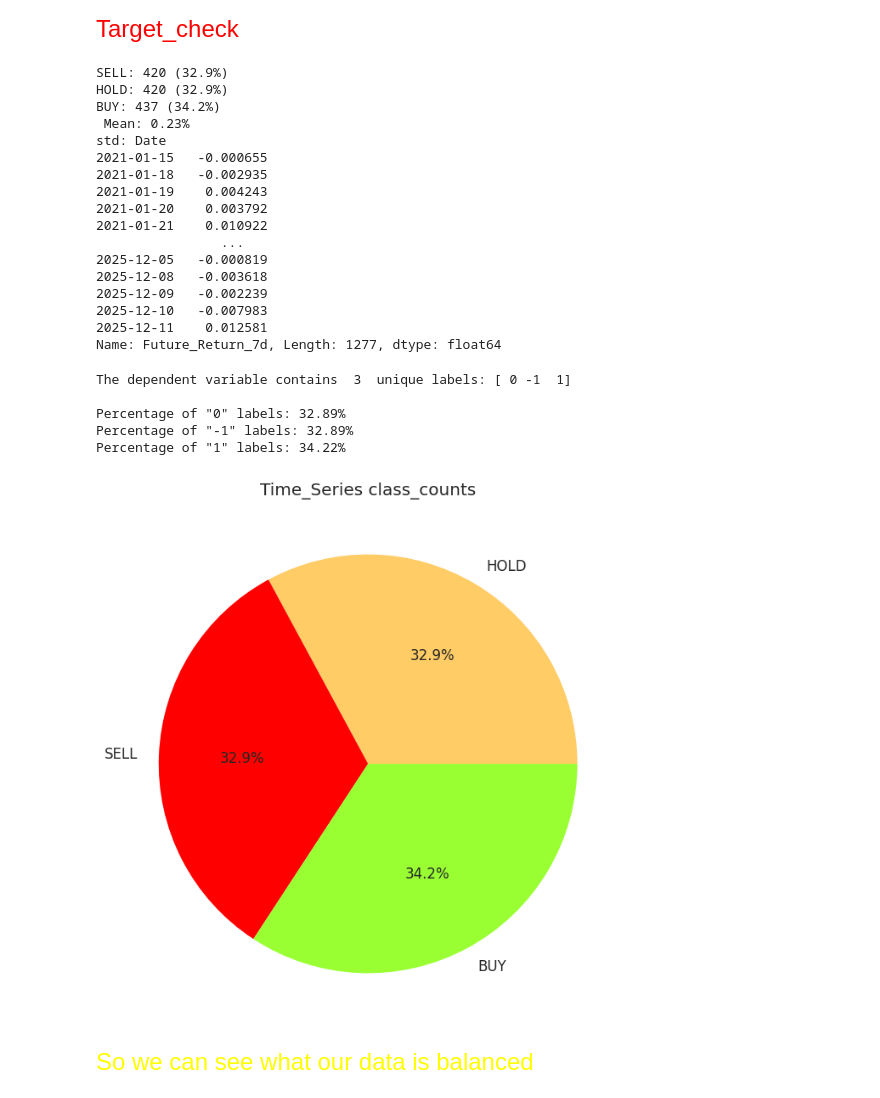
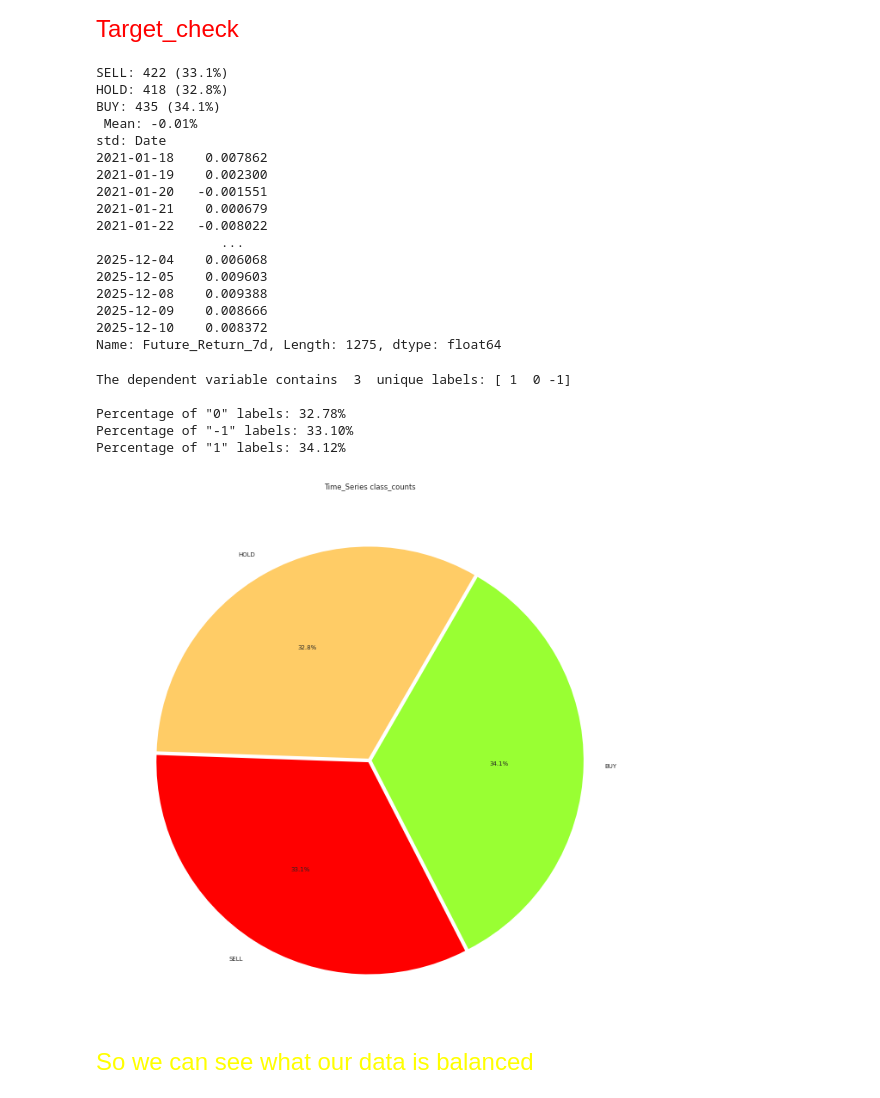
Before and after one commit to YugayV/startup_tr, a Jupyter notebook: test1.ipynb, the cells around one changed output. Cells and saved outputs as stored; diff of their text form; code cells hidden in the pictures.

```diff
--- a/test1.ipynb
+++ b/test1.ipynb
@@ -53,6 +47,6 @@ To enable the following instructions: AVX2 AVX_VNNI FMA, in other operations, re
 # %%
 
-ticker = 'USDJPY=X'
+ticker = 'EURUSD=X'
 end_date = datetime.now()
 start_date = end_date - timedelta(days=5*365)
 
@@ -122,0 +161,4 @@ df.describe()
+# %%
+plt.rc("figure", figsize = (10, 10))
+plt.rc("font", size = 5)
+res.plot();
@@ -169,18 +228,25 @@ Append RSI and MACD
 # %%
-
+# 1. Расчет дневной доходности
 df['Returns'] = close_series.pct_change()
 
+# 2. Добавление временных признакоv
 df['DayOfWeek'] = df.index.dayofweek
-df['Month'] = df.index.month
-df['WeekOfYear'] = df.index.isocalendar().week
+df['month'] = df.index.month
+df['day_of_month'] = df.index.day
+df['week'] = df.index.isocalendar().week
 
-df['Future_Price_7d'] = close_series.shift(-7)
-df['Future_Return_7d'] = (df['Future_Price_7d'] - close_series) / close_series
+# 3. Создание целевых переменных на 7 дней вперед
+df['Future_Price_7d'] = close_series.shift(-7) # Цена через 7 дней
+df['Future_Return_7d'] = (df['Future_Price_7d'] - close_series) / close_series # Доходность за 7 дней
 
+# 4. Классификация: разделение на 3 класса (BUY/SELL/HOLD)
+# Берем 33-й и 66-й процентили доходности
 percentiles = df['Future_Return_7d'].quantile([0.33, 0.66]).values
 
-df['Target_Class'] = 0  # netral
-df.loc[df['Future_Return_7d'] < percentiles[0], 'Target_Class'] = -1  # SELL
-df.loc[df['Future_Return_7d'] > percentiles[1], 'Target_Class'] = 1   # BUY
+df['Target_Class'] = 0  # # HOLD (нейтральный класс) - средние 34% доходности
+df.loc[df['Future_Return_7d'] < percentiles[0], 'Target_Class'] = -1  # SELL - нижние 33%
+df.loc[df['Future_Return_7d'] > percentiles[1], 'Target_Class'] = 1   # BUY - верхние 66%
 
-df['Target_Reg'] = df['Future_Price_7d']
+
+# 5. Регрессия: целевая цена для предсказания
+df['Target_Reg'] = df['Future_Price_7d'] # Целевая цена через 7 дней
@@ -213,47 +287,49 @@ for cls, count in class_counts.items():
 print(f" Mean: {df['Future_Return_7d'].mean():.2%}")
 print(f"std: {df['Future_Return_7d']}")
 # %% [output]
-SELL: 420 (32.9%)
-HOLD: 420 (32.9%)
-BUY: 437 (34.2%)
- Mean: 0.23%
+SELL: 422 (33.1%)
+HOLD: 418 (32.8%)
+BUY: 435 (34.1%)
+ Mean: -0.01%
 std: Date
-2021-01-15   -0.000655
-2021-01-18   -0.002935
-2021-01-19    0.004243
-2021-01-20    0.003792
-2021-01-21    0.010922
+2021-01-18    0.007862
+2021-01-19    0.002300
+2021-01-20   -0.001551
+2021-01-21    0.000679
+2021-01-22   -0.008022
                 ...
-2025-12-05   -0.000819
-2025-12-08   -0.003618
-2025-12-09   -0.002239
-2025-12-10   -0.007983
-2025-12-11    0.012581
-Name: Future_Return_7d, Length: 1277, dtype: float64
+2025-12-04    0.006068
+2025-12-05    0.009603
+2025-12-08    0.009388
+2025-12-09    0.008666
+2025-12-10    0.008372
+Name: Future_Return_7d, Length: 1275, dtype: float64
 # %%
+# multiclassification target
 print('The dependent variable contains ', len(df['Target_Class'].unique()), ' unique labels:', df['Target_Class'].unique())
 
 print('\nPercentage of "0" labels: {:.2%}'.format(list(df['Target_Class']).count(0) / len(df['Target_Class'])))
 print('Percentage of "-1" labels: {:.2%}'.format(list(df['Target_Class']).count(-1) / len(df['Target_Class'])))
 print('Percentage of "1" labels: {:.2%}'.format(list(df['Target_Class']).count(1) / len(df['Target_Class'])))
 
 target = list()
 target.append(list(df['Target_Class']).count(0) / len(df['Target_Class']))
 target.append(list(df['Target_Class']).count(-1) / len(df['Target_Class']))
 target.append(list(df['Target_Class']).count(1) / len(df['Target_Class']))
 
+plt.figure(figsize=[12, 8])
 tr_labels = ['HOLD', "SELL", "BUY"]
 colors=[ '#FFCC66', 'red','#99FF33' ]
-plt.pie(target, labels=tr_labels, autopct='%.1f%%', colors=colors)
+plt.pie(target, labels=tr_labels, autopct='%.1f%%', colors=colors, startangle=60, explode=[0.01]*len(tr_labels))
 plt.title('Time_Series class_counts')
 plt.show()
 # %% [output]
-The dependent variable contains  3  unique labels: [ 0 -1  1]
+The dependent variable contains  3  unique labels: [ 1  0 -1]
 
-Percentage of "0" labels: 32.89%
-Percentage of "-1" labels: 32.89%
-Percentage of "1" labels: 34.22%
+Percentage of "0" labels: 32.78%
+Percentage of "-1" labels: 33.10%
+Percentage of "1" labels: 34.12%
-[figure, old version]
+[figure, new version]
 # %% [markdown]
 <font centor size = 5 color='yellow'>So we can see what our data is balanced
 # %%
```
Also changed, not shown: parts of 52 cells of this notebook.
